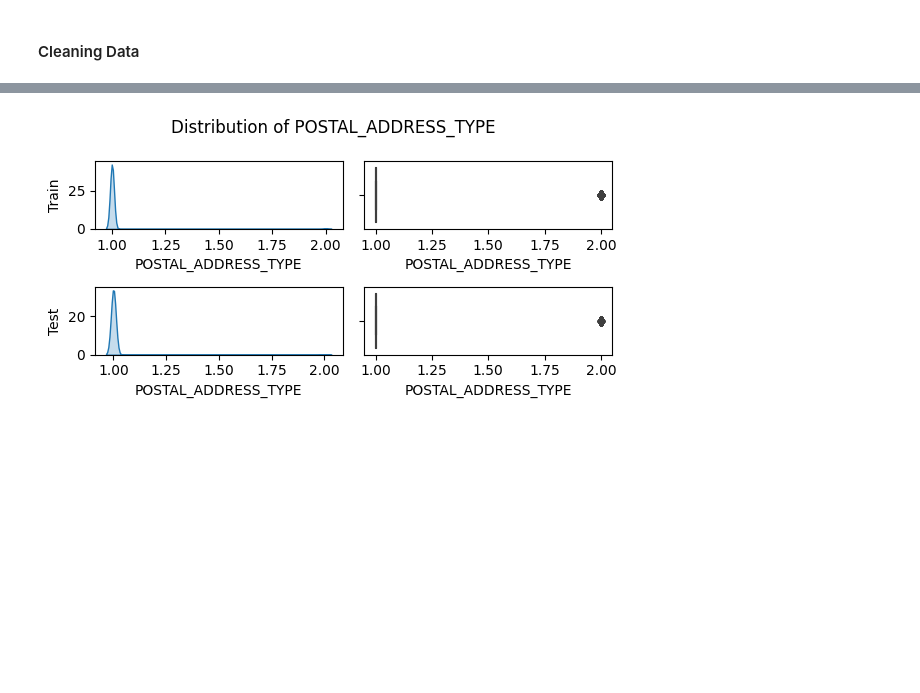
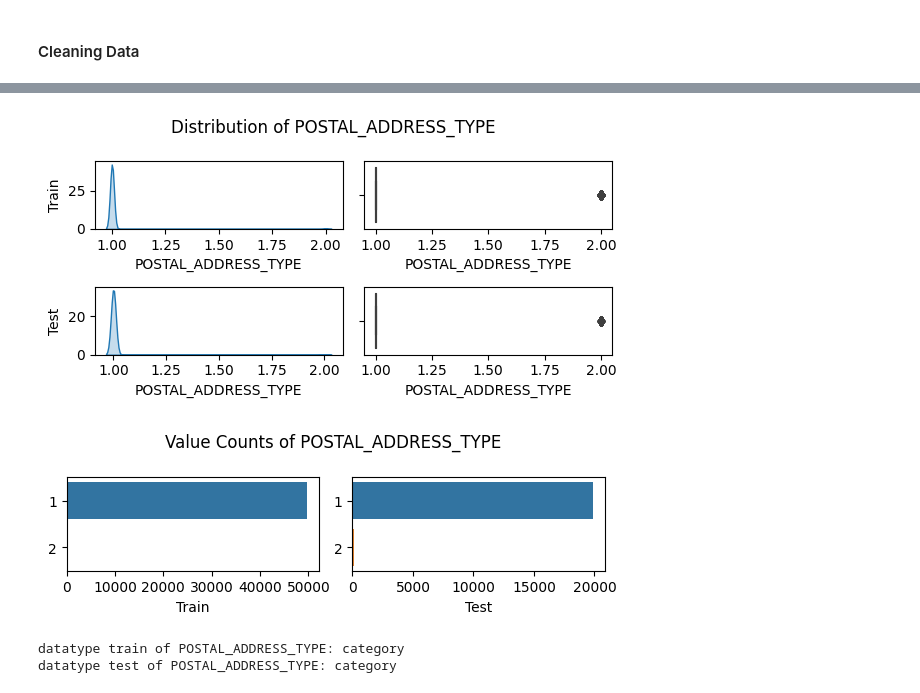
Before and after one commit to tutecode/credit-risk-analysis, a Jupyter notebook: notebook_principal.ipynb, the cells around one changed output, grey strips where cells are left out. Cells and saved outputs as stored; diff of their text form; code cells hidden in the pictures; blank space fills up the shorter version.

```diff
--- a/notebook_principal.ipynb
+++ b/notebook_principal.ipynb
@@ -503,9 +559,14 @@ plotting_distribution(curr_col_name,app_train_cop,app_test_cop)
 # %%
 
 #'POSTAL_ADDRESS_TYPE' tiene (1=49673, 2=327)
 # se puede eliminar por la disparidad de valores.
 # keep values it could be deleted after of seeing feature importances
 curr_col_name = "POSTAL_ADDRESS_TYPE"
 plotting_distribution(curr_col_name,app_train_cop,app_test_cop)
+plot_value_counts(curr_col_name,app_train_cop,app_test_cop)
+cast_to_category(curr_col_name,app_train_cop,app_test_cop)
 # %% [output]
 [figure]
+[figure, added]
+datatype train of POSTAL_ADDRESS_TYPE: category
+datatype test of POSTAL_ADDRESS_TYPE: category
```
Also changed, not shown: parts of 22 cells of this notebook, 1 other file.
